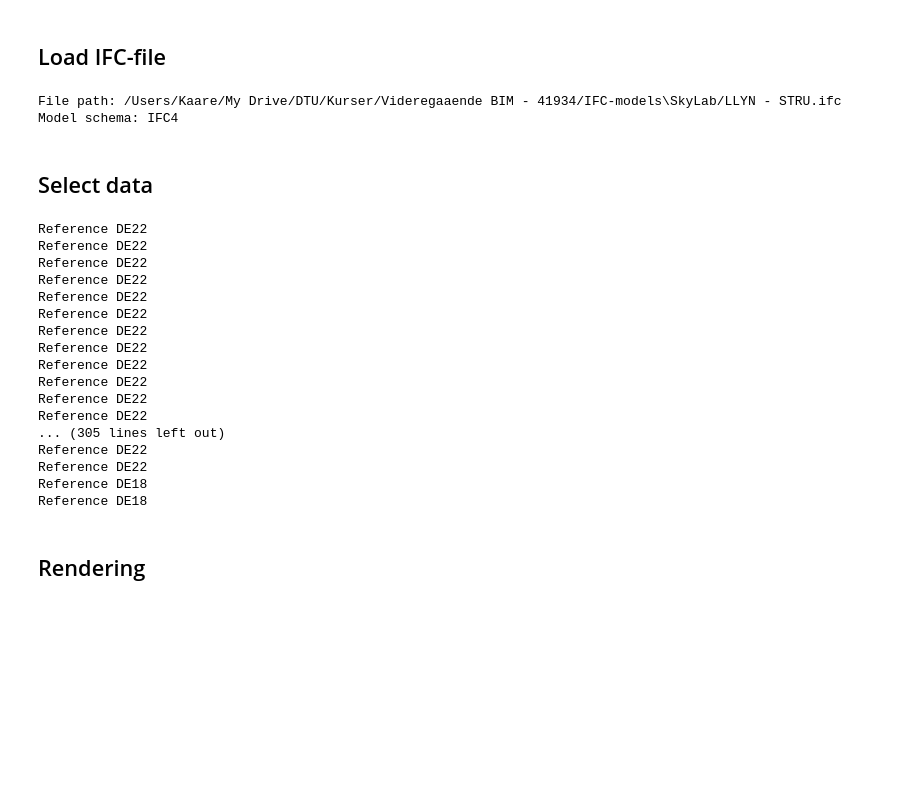
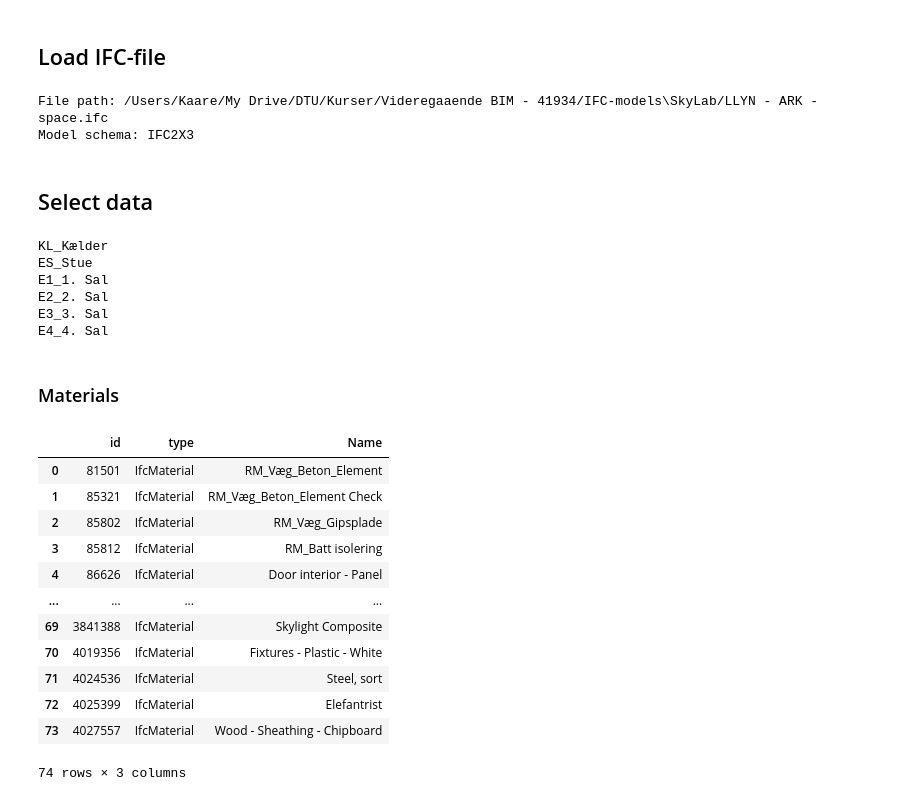
Before and after one commit to KaareH/DTU_E23_41934_Advanced-BIM, a Jupyter notebook: Assignments/A1/AdvBIM-A1_Dashboard.ipynb, the cells around one changed output. Drawn from its saved outputs; the diff is of its cells as text; code cells hidden in the pictures; blank space fills up the shorter version.

```diff
--- a/Assignments/A1/AdvBIM-A1_Dashboard.ipynb
+++ b/Assignments/A1/AdvBIM-A1_Dashboard.ipynb
@@ -22,10 +34,15 @@ Jupyter environment detected. Enabling Open3D WebVisualizer.
 # %%
 model_dir = "/Users/Kaare/My Drive/DTU/Kurser/Videregaaende BIM - 41934/IFC-models"
 
-# model_file = "SkyLab/LLYN - ARK - Space.ifc"
-model_file = "SkyLab/LLYN - STRU.ifc"
+# model_file = "SkyLab/LLYN - ARK.ifc"
+# model_file = "SkyLab/LLYN - STRU.ifc"
+# model_file = "SkyLab/LLYN - KON.ifc"
+# model_file = "SkyLab/LLYN - KON.ifc"
+model_file = "SkyLab/LLYN - ARK - space.ifc"
 model_path = os.path.join(model_dir, model_file)
 # model_path = model_dir + '/' + model_file
+
+# model_path = "/Users/Kaare/Desktop/highRiseTest.ifc"
 
 print(f"File path: {model_path}")
 
@@ -33,7 +50,7 @@ model = ifcopenshell.open(model_path)
 ModelHasColor = True
 print(f"Model schema: {model.schema}")
 # %% [output]
-File path: /Users/Kaare/My Drive/DTU/Kurser/Videregaaende BIM - 41934/IFC-models\SkyLab/LLYN - STRU.ifc
-Model schema: IFC4
+File path: /Users/Kaare/My Drive/DTU/Kurser/Videregaaende BIM - 41934/IFC-models\SkyLab/LLYN - ARK - space.ifc
+Model schema: IFC2X3
 # %% [markdown]
 ## Select data
@@ -42,34 +57,12 @@ slabs = model.by_type('IfcSlab')
-# %%
-slab_DE = []
-for slab in slabs:
-    info = slab.get_info()
-    objectType = info['ObjectType']
-    if not 'Floor:DE' in objectType: continue
-
-    slab_DE.append(slab)
-    # print(info)
-
-    psets = ifcopenshell.util.element.get_psets(slab)
-    # print(psets.keys())
-    Pset_SlabCommon = psets['Pset_SlabCommon']
-    print("Reference", Pset_SlabCommon['Reference'])
-    # print(psets)
-    # print(pset_ReinforcementBarPitchOfSlab)
-# %% [output]
-Reference DE22
-Reference DE22
-Reference DE22
-Reference DE22
-Reference DE22
-Reference DE22
-Reference DE22
-Reference DE22
-Reference DE22
-Reference DE22
-Reference DE22
-Reference DE22
-... (305 lines left out)
-Reference DE22
-Reference DE22
-Reference DE18
-Reference DE18
+# %%
+storeys = dict()
+for storey in model.by_type('IfcBuildingStorey'):
+    storeys[storey.GlobalId] = storey
+    print(storey.Name)
+# %% [output]
+KL_Kælder
+ES_Stue
+E1_1. Sal
+E2_2. Sal
+E3_3. Sal
+E4_4. Sal
@@ -76,2 +76,19 @@ Reference DE18
 # %% [markdown]
-## Rendering
+### Materials
+# %%
+display(pd.DataFrame([material.get_info() for material in model.by_type('IfcMaterial')]).head(-1))
+# model.by_type('IfcMaterial')
+# %% [output]
+|  | id | type | Name |
+| 0 | 81501 | IfcMaterial | RM_Væg_Beton_Element |
+| 1 | 85321 | IfcMaterial | RM_Væg_Beton_Element Check |
+| 2 | 85802 | IfcMaterial | RM_Væg_Gipsplade |
+| 3 | 85812 | IfcMaterial | RM_Batt isolering |
+| 4 | 86626 | IfcMaterial | Door interior - Panel |
+| ... | ... | ... | ... |
+| 69 | 3841388 | IfcMaterial | Skylight Composite |
+| 70 | 4019356 | IfcMaterial | Fixtures - Plastic - White |
+| 71 | 4024536 | IfcMaterial | Steel, sort |
+| 72 | 4025399 | IfcMaterial | Elefantrist |
+| 73 | 4027557 | IfcMaterial | Wood - Sheathing - Chipboard |
+74 rows × 3 columns
```
Also changed, not shown: parts of 25 cells of this notebook.
